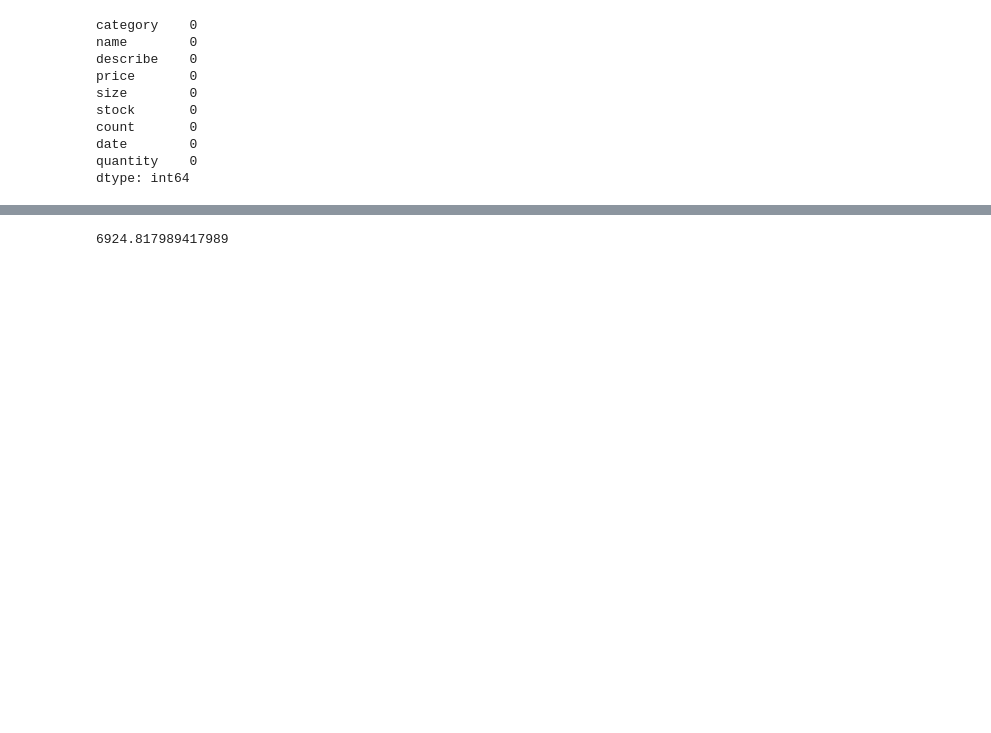
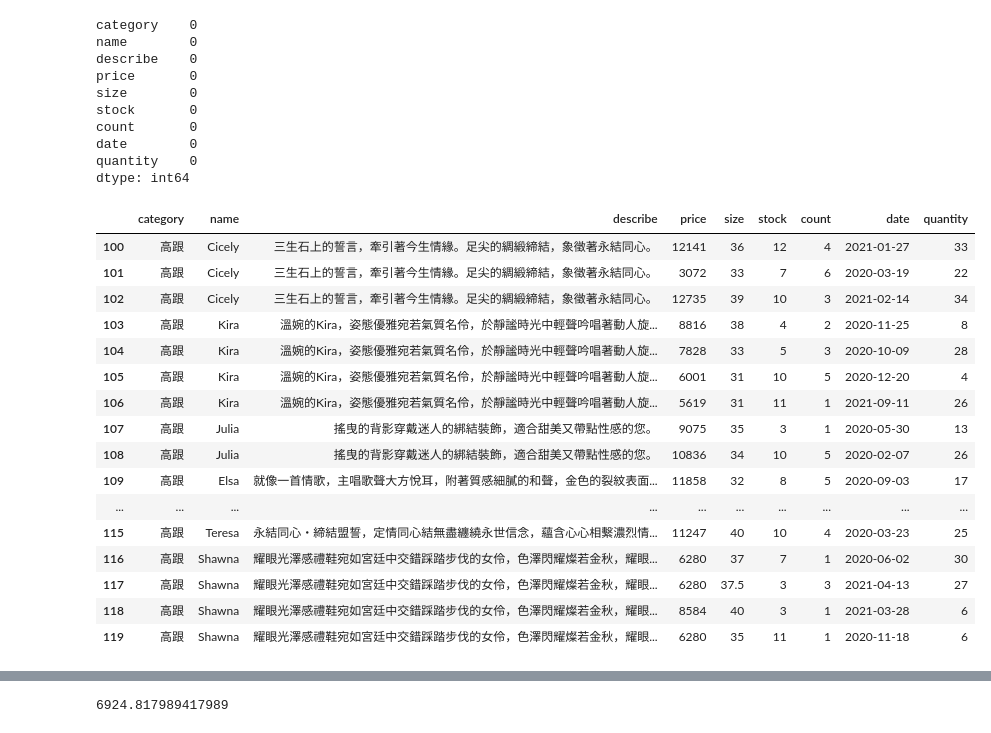
Before and after one commit to Crystal9202/SideProject02-DataAnalysis, a Jupyter notebook: 圖表呈現.ipynb, the cells around one changed output, grey strips where cells are left out. Drawn from its saved outputs; the diff is of its cells as text; code cells hidden in the pictures; blank space fills up the shorter version.

Commit message:
update data

```diff
--- a/圖表呈現.ipynb
+++ b/圖表呈現.ipynb
@@ -75,7 +75,25 @@ for i in range(980):
     alldate.append(date)
 data['date']=alldate
 # %%
-data
+data[100:120]
+# %% [output]
+|  | category | name | describe | price | size | stock | count | date | quantity |
+| 100 | 高跟 | Cicely | 三生石上的誓言，牽引著今生情緣。足尖的綢緞締結，象徵著永結同心。 | 12141 | 36 | 12 | 4 | 2021-01-27 | 33 |
+| 101 | 高跟 | Cicely | 三生石上的誓言，牽引著今生情緣。足尖的綢緞締結，象徵著永結同心。 | 3072 | 33 | 7 | 6 | 2020-03-19 | 22 |
+| 102 | 高跟 | Cicely | 三生石上的誓言，牽引著今生情緣。足尖的綢緞締結，象徵著永結同心。 | 12735 | 39 | 10 | 3 | 2021-02-14 | 34 |
+| 103 | 高跟 | Kira | 溫婉的Kira，姿態優雅宛若氣質名伶，於靜謐時光中輕聲吟唱著動人旋... | 8816 | 38 | 4 | 2 | 2020-11-25 | 8 |
+| 104 | 高跟 | Kira | 溫婉的Kira，姿態優雅宛若氣質名伶，於靜謐時光中輕聲吟唱著動人旋... | 7828 | 33 | 5 | 3 | 2020-10-09 | 28 |
+| 105 | 高跟 | Kira | 溫婉的Kira，姿態優雅宛若氣質名伶，於靜謐時光中輕聲吟唱著動人旋... | 6001 | 31 | 10 | 5 | 2020-12-20 | 4 |
+| 106 | 高跟 | Kira | 溫婉的Kira，姿態優雅宛若氣質名伶，於靜謐時光中輕聲吟唱著動人旋... | 5619 | 31 | 11 | 1 | 2021-09-11 | 26 |
+| 107 | 高跟 | Julia | 搖曳的背影穿戴迷人的綁結裝飾，適合甜美又帶點性感的您。 | 9075 | 35 | 3 | 1 | 2020-05-30 | 13 |
+| 108 | 高跟 | Julia | 搖曳的背影穿戴迷人的綁結裝飾，適合甜美又帶點性感的您。 | 10836 | 34 | 10 | 5 | 2020-02-07 | 26 |
+| 109 | 高跟 | Elsa | 就像一首情歌，主唱歌聲大方悅耳，附著質感細膩的和聲，金色的裂紋表面... | 11858 | 32 | 8 | 5 | 2020-09-03 | 17 |
+| ... | ... | ... | ... | ... | ... | ... | ... | ... | ... |
+| 115 | 高跟 | Teresa | 永結同心‧締結盟誓，定情同心結無盡纏繞永世信念，蘊含心心相繫濃烈情... | 11247 | 40 | 10 | 4 | 2020-03-23 | 25 |
+| 116 | 高跟 | Shawna | 耀眼光澤感禮鞋宛如宮廷中交錯踩踏步伐的女伶，色澤閃耀燦若金秋，耀眼... | 6280 | 37 | 7 | 1 | 2020-06-02 | 30 |
+| 117 | 高跟 | Shawna | 耀眼光澤感禮鞋宛如宮廷中交錯踩踏步伐的女伶，色澤閃耀燦若金秋，耀眼... | 6280 | 37.5 | 3 | 3 | 2021-04-13 | 27 |
+| 118 | 高跟 | Shawna | 耀眼光澤感禮鞋宛如宮廷中交錯踩踏步伐的女伶，色澤閃耀燦若金秋，耀眼... | 8584 | 40 | 3 | 1 | 2021-03-28 | 6 |
+| 119 | 高跟 | Shawna | 耀眼光澤感禮鞋宛如宮廷中交錯踩踏步伐的女伶，色澤閃耀燦若金秋，耀眼... | 6280 | 35 | 11 | 1 | 2020-11-18 | 6 |
 # %%
 data['date']=pd.to_datetime(data['date'])    #將日期轉換為datetime類型
 # %%
```
Also changed, not shown: parts of 6 cells of this notebook, 3 other files.
